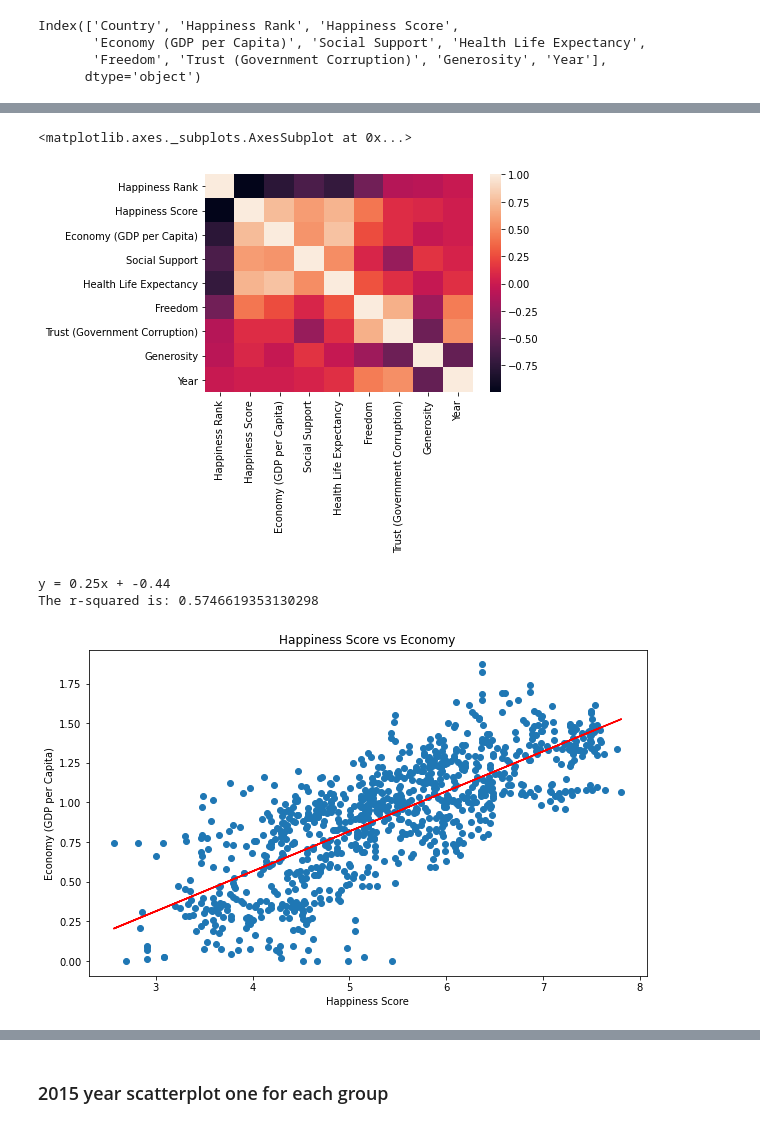
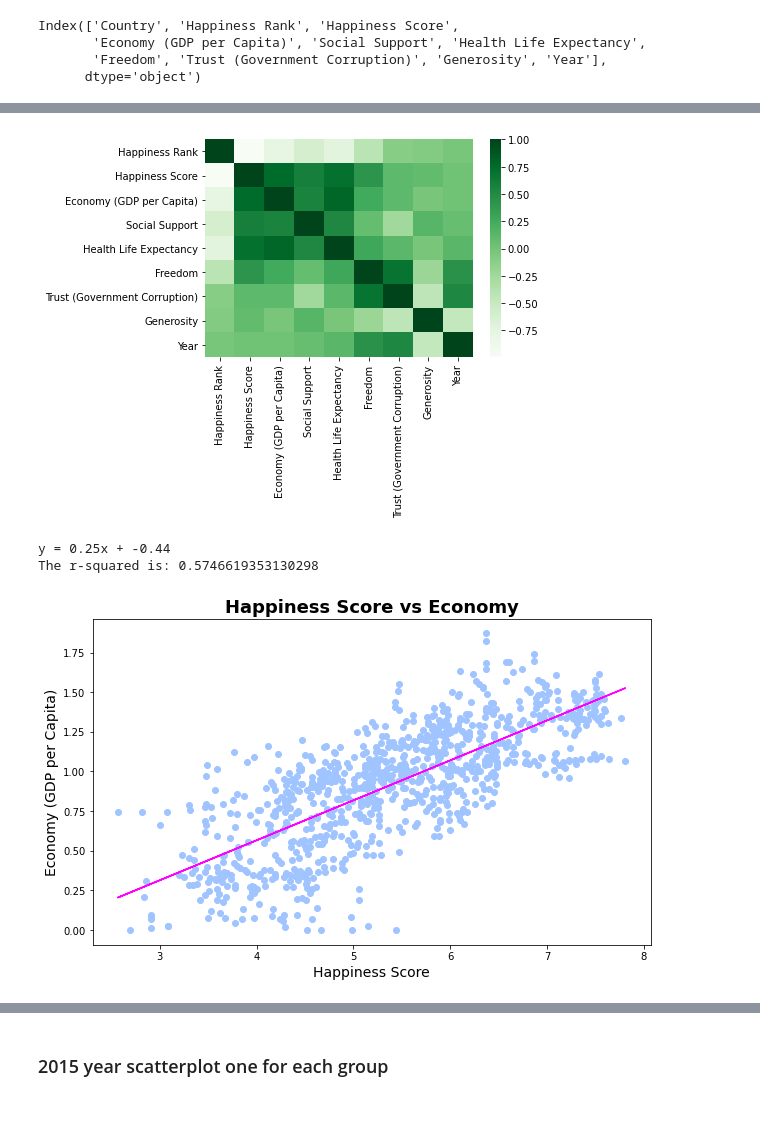
Before and after one commit to alexarnold630/Happiness_Index_Investigation, a Jupyter notebook: Happiness/Regressions.ipynb, the cells around one changed output, grey strips where cells are left out. Saved outputs shown, nothing was run; the diff lists cells and outputs as text; code cells hidden in the pictures.

Commit message:
image edits

```diff
--- a/Happiness/Regressions.ipynb
+++ b/Happiness/Regressions.ipynb
@@ -27,9 +39,10 @@ Index(['Country', 'Happiness Rank', 'Happiness Score',
 # %%
 corrs = df.corr()
-sns.heatmap(corrs)
+sns.heatmap(corrs, cmap="Greens")
+plt.savefig("Images/Heatmaps/Happiness Correlation Heat Map.png")
+plt.show()
 # %% [output]
-<matplotlib.axes._subplots.AxesSubplot at 0x...>
-[figure, old version]
+[figure, new version]
 # %%
 #all year Economy
 x_value = df["Happiness Score"]
@@ -41,18 +54,19 @@ line_eq = "y = " + str(round(slope,2)) + "x + " + str(round(intercept,2))
 print(line_eq)
 
 plt.figure(figsize=(10,6))
-plt.scatter(x_value, y_value)
-plt.plot(x_value,regress_values,"r-")
+plt.scatter(x_value, y_value, color="#A0C4FF")
+plt.plot(x_value,regress_values,"r-", color="fuchsia", alpha= 1)
 # plt.annotate(line_eq,(2011,550),fontsize=15,color="red")
-plt.title("Happiness Score vs Economy")
-plt.xlabel("Happiness Score")
-plt.ylabel("Economy (GDP per Capita)")
+plt.title("Happiness Score vs Economy", fontsize=18, fontweight="bold", fontname = "DejaVu Sans")
+plt.xlabel("Happiness Score", fontsize=14, fontname="DejaVu Sans")
+plt.ylabel("Economy (GDP per Capita)", fontsize=14, fontname="DejaVu Sans")
 print(f"The r-squared is: {rvalue**2}")
+plt.savefig("Images/Regressions/Happiness vs Economy.png")
 plt.show()
 # %% [output]
 y = 0.25x + -0.44
 The r-squared is: 0.5746619353130298
-[figure, old version]
+[figure, new version]
 # %%
 # STATSMODELS Economy All Year
 X = sm.add_constant(x_value)
```
Also changed, not shown: parts of 93 cells of this notebook, 56 other files.
